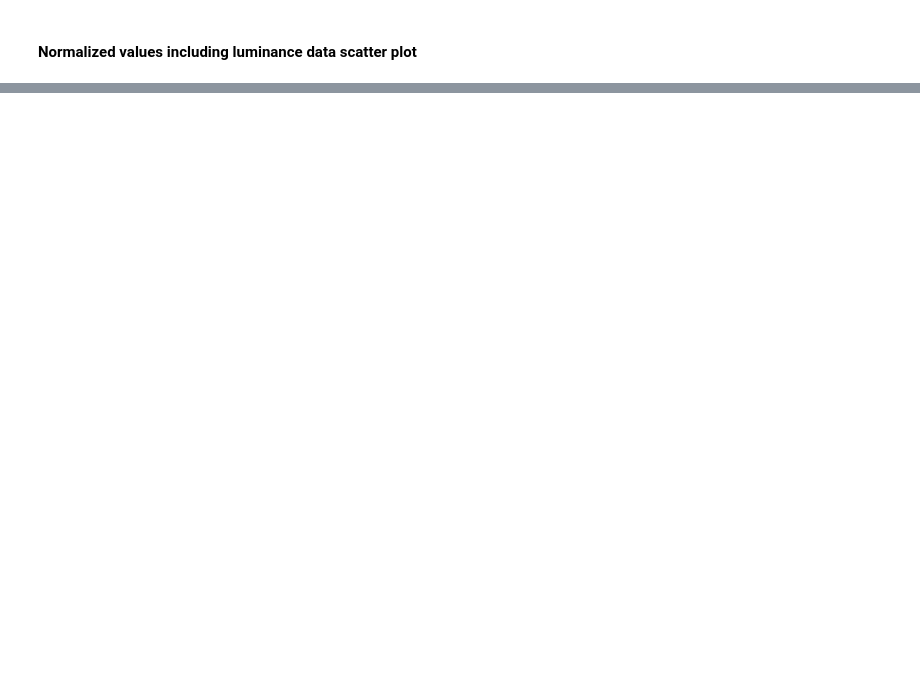
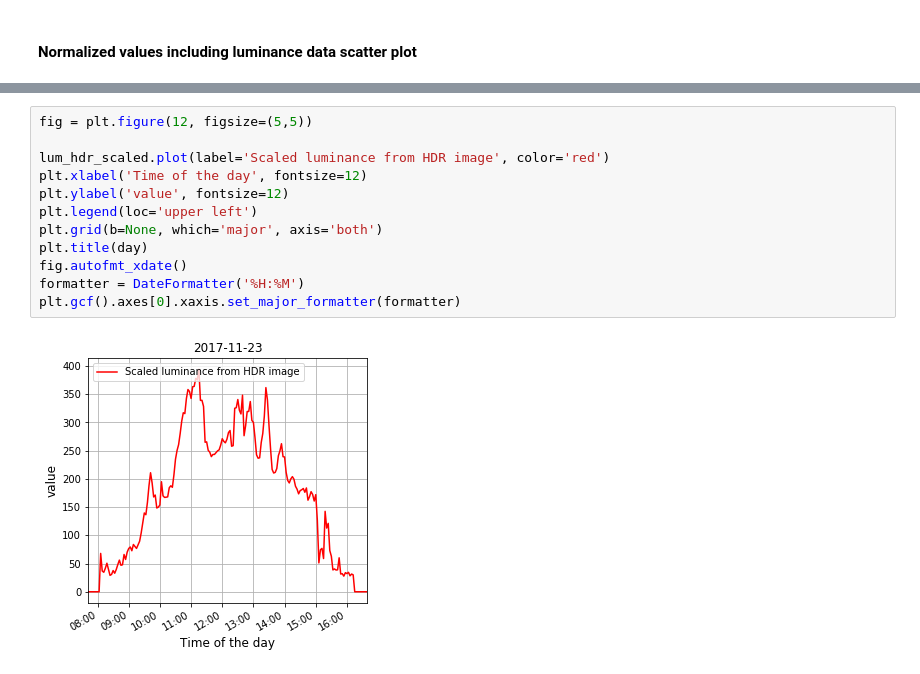
Before and after one commit to ahorv/python_scripts, a Jupyter notebook: irradiance/20171123_cam1_lumi.ipynb, the cells around one changed output, grey strips where cells are left out. Drawn from its saved outputs; the diff is of its cells as text; blank space fills up the shorter version.

```diff
--- a/irradiance/20171123_cam1_lumi.ipynb
+++ b/irradiance/20171123_cam1_lumi.ipynb
@@ -148,0 +175,14 @@ ValueError: x and y must be the same size
+# %%
+fig = plt.figure(12, figsize=(5,5))
+
+lum_hdr_scaled.plot(label='Scaled luminance from HDR image', color='red')
+plt.xlabel('Time of the day', fontsize=12)
+plt.ylabel('value', fontsize=12)
+plt.legend(loc='upper left')
+plt.grid(b=None, which='major', axis='both')
+plt.title(day)
+fig.autofmt_xdate()
+formatter = DateFormatter('%H:%M')
+plt.gcf().axes[0].xaxis.set_major_formatter(formatter)
+# %% [output]
+[figure, added]
```
Also changed, not shown: parts of 5 cells of this notebook.
